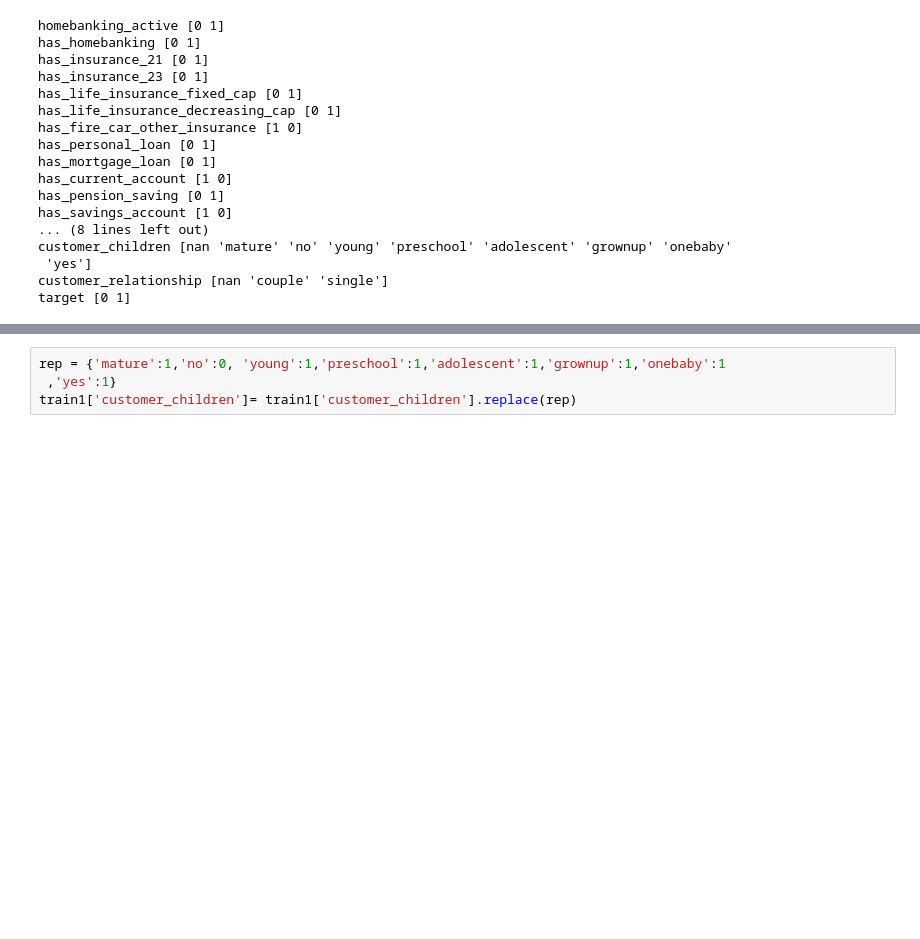
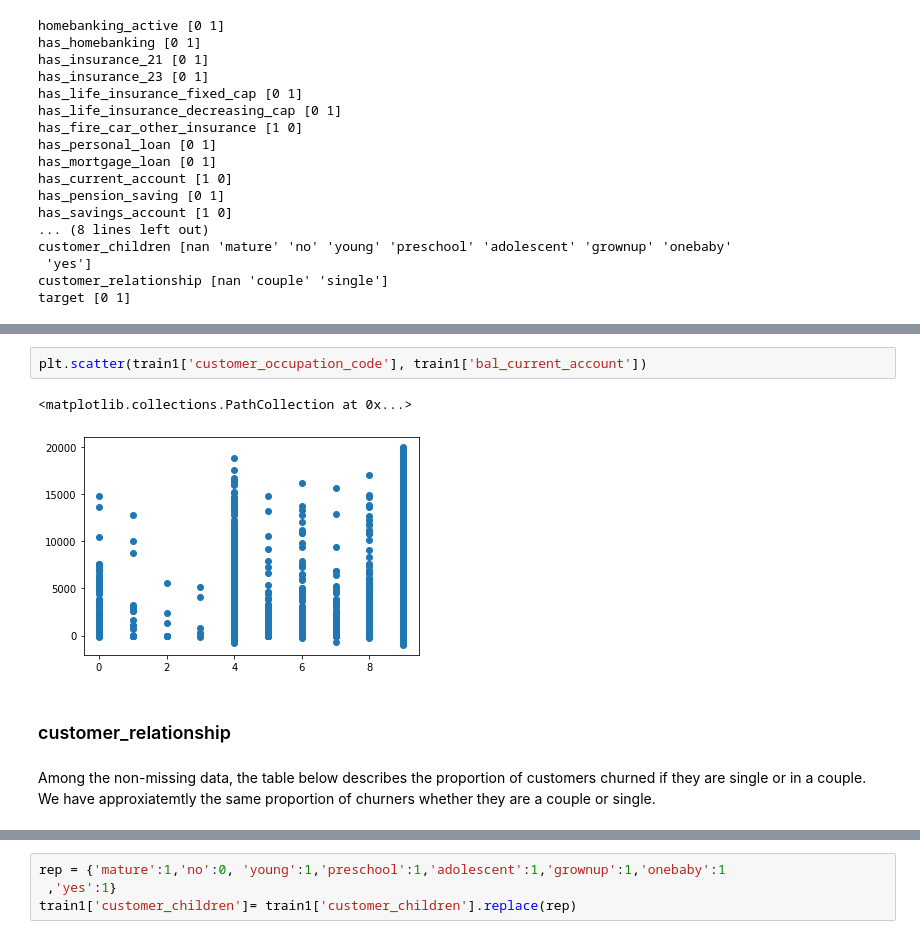
Before and after one commit to AliSafieddine/Churn-Prediction, a Jupyter notebook: Churn-prediction.ipynb, the cells around one changed output, grey strips where cells are left out. Drawn from its saved outputs; the diff is of its cells as text; blank space fills up the shorter version.

```diff
--- a/Churn-prediction.ipynb
+++ b/Churn-prediction.ipynb
@@ -94,0 +143,10 @@ dtype: float64
+# %%
+plt.scatter(train1['customer_occupation_code'], train1['bal_current_account'])
+# %% [output]
+<matplotlib.collections.PathCollection at 0x...>
+[figure, added]
+# %% [markdown]
+### customer_relationship
+# %% [markdown]
+Among the non-missing data, the table below describes the proportion of customers churned if they are single or in a couple.
+We have approxiatemtly the same proportion of churners whether they are a couple or single.
```
Also changed, not shown: parts of 45 cells of this notebook.
